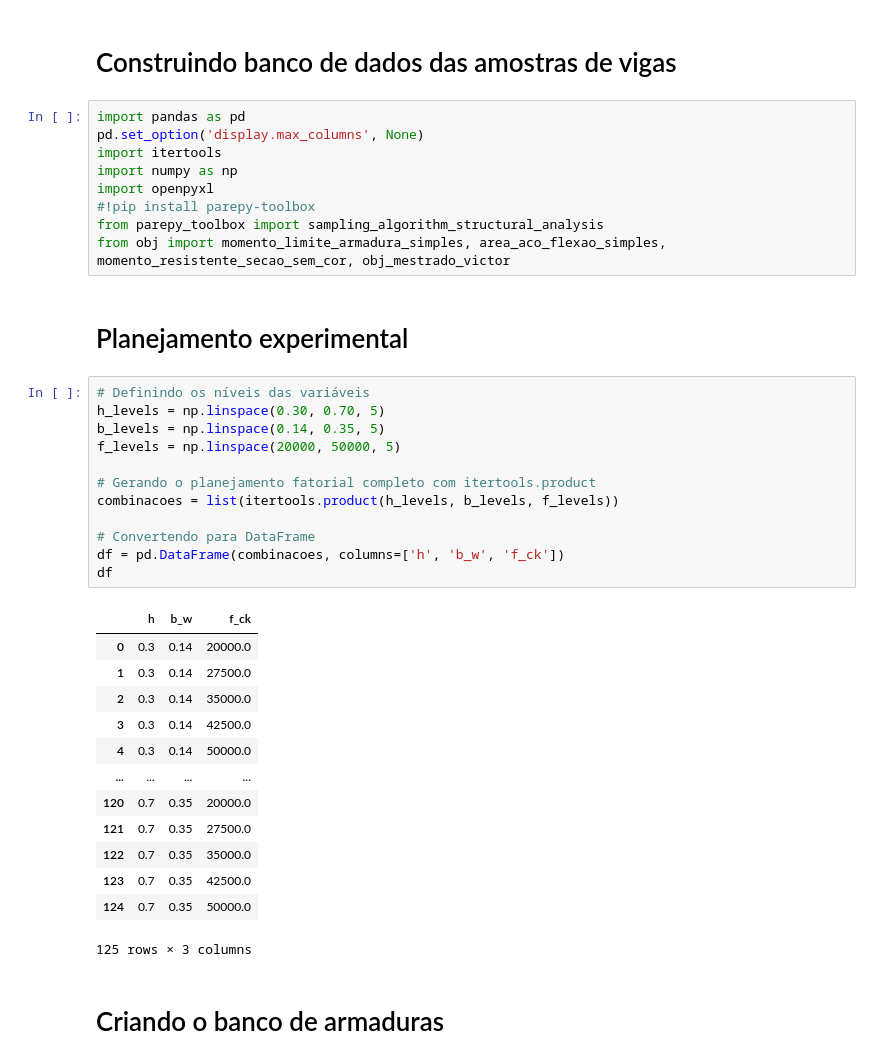
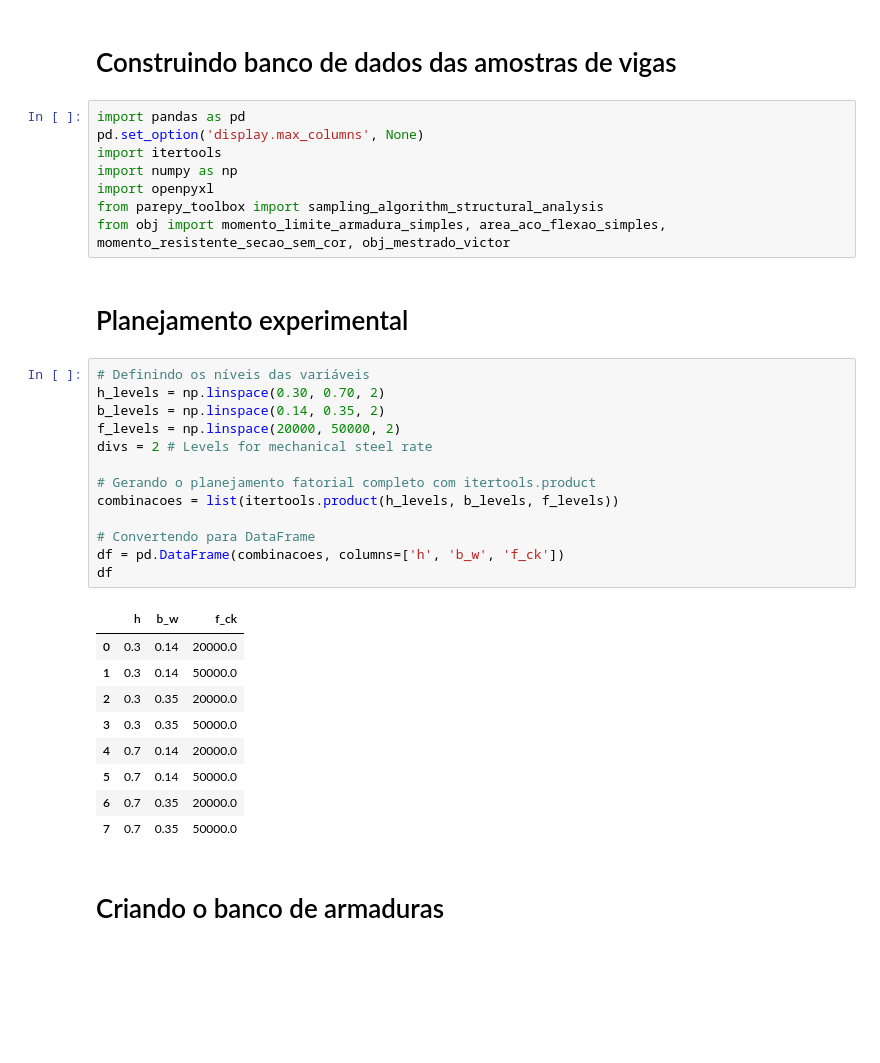
Before and after one commit to Pesquisa-UFCAT/2024-1_victor_hugo_renata_maria, a Jupyter notebook: amostragem.ipynb, the cells around one changed output. Drawn from its saved outputs; the diff is of its cells as text; blank space fills up the shorter version.

```diff
--- a/amostragem.ipynb
+++ b/amostragem.ipynb
@@ -6,37 +6,33 @@ pd.set_option('display.max_columns', None)
 import itertools
 import numpy as np
 import openpyxl
-#!pip install parepy-toolbox
 from parepy_toolbox import sampling_algorithm_structural_analysis
 from obj import momento_limite_armadura_simples, area_aco_flexao_simples, momento_resistente_secao_sem_cor, obj_mestrado_victor
 # %% [markdown]
 # Planejamento experimental
 # %%
 # Definindo os níveis das variáveis
-h_levels = np.linspace(0.30, 0.70, 5)
-b_levels = np.linspace(0.14, 0.35, 5)
-f_levels = np.linspace(20000, 50000, 5)
+h_levels = np.linspace(0.30, 0.70, 2)
+b_levels = np.linspace(0.14, 0.35, 2)
+f_levels = np.linspace(20000, 50000, 2)
+divs = 2 # Levels for mechanical steel rate
 
 # Gerando o planejamento fatorial completo com itertools.product
 combinacoes = list(itertools.product(h_levels, b_levels, f_levels))
 
 # Convertendo para DataFrame
 df = pd.DataFrame(combinacoes, columns=['h', 'b_w', 'f_ck'])
 df
 # %% [output]
 |  | h | b_w | f_ck |
 | 0 | 0.3 | 0.14 | 20000.0 |
-| 1 | 0.3 | 0.14 | 27500.0 |
-| 2 | 0.3 | 0.14 | 35000.0 |
-| 3 | 0.3 | 0.14 | 42500.0 |
-| 4 | 0.3 | 0.14 | 50000.0 |
-| ... | ... | ... | ... |
-| 120 | 0.7 | 0.35 | 20000.0 |
-| 121 | 0.7 | 0.35 | 27500.0 |
-| 122 | 0.7 | 0.35 | 35000.0 |
-| 123 | 0.7 | 0.35 | 42500.0 |
-| 124 | 0.7 | 0.35 | 50000.0 |
+| 1 | 0.3 | 0.14 | 50000.0 |
+| 2 | 0.3 | 0.35 | 20000.0 |
+| 3 | 0.3 | 0.35 | 50000.0 |
+| 4 | 0.7 | 0.14 | 20000.0 |
+| 5 | 0.7 | 0.14 | 50000.0 |
+| 6 | 0.7 | 0.35 | 20000.0 |
+| 7 | 0.7 | 0.35 | 50000.0 |
-125 rows × 3 columns
 # %% [markdown]
 # Criando o banco de armaduras
 # %%
```
Also changed, not shown: parts of 6 cells of this notebook, 4 other files.
